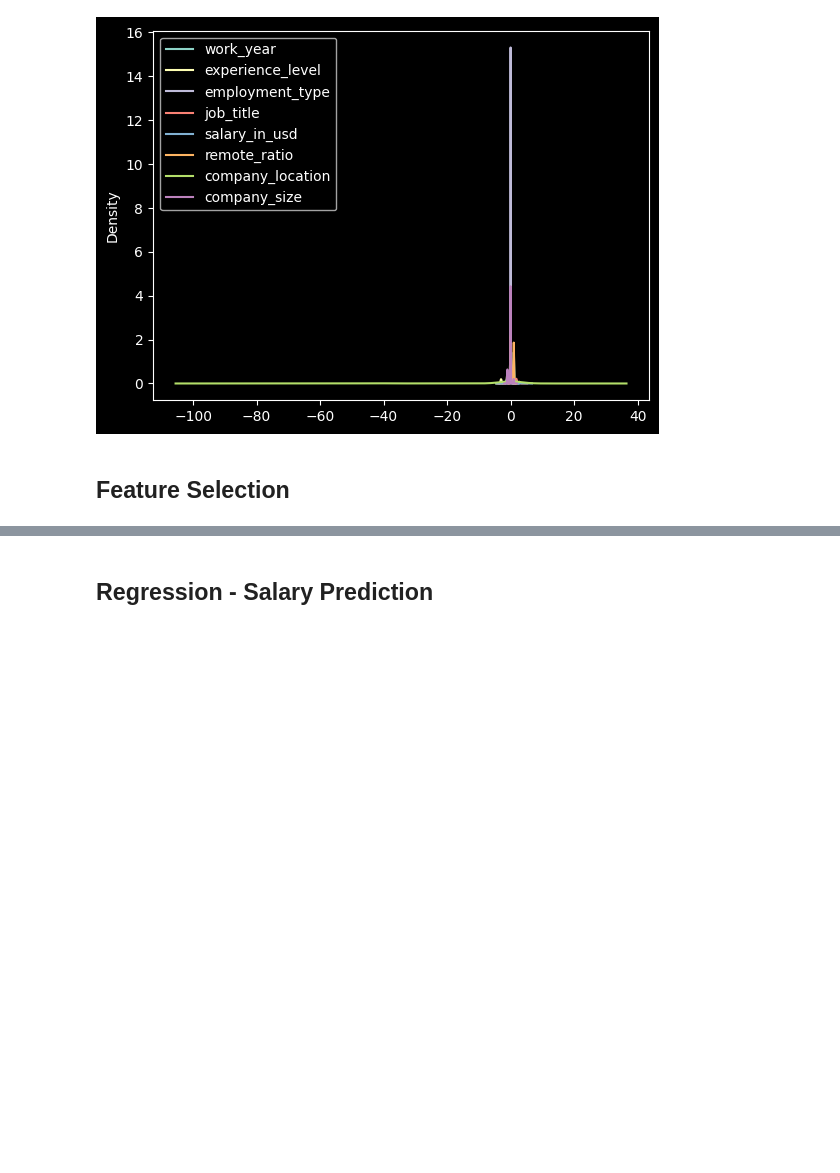
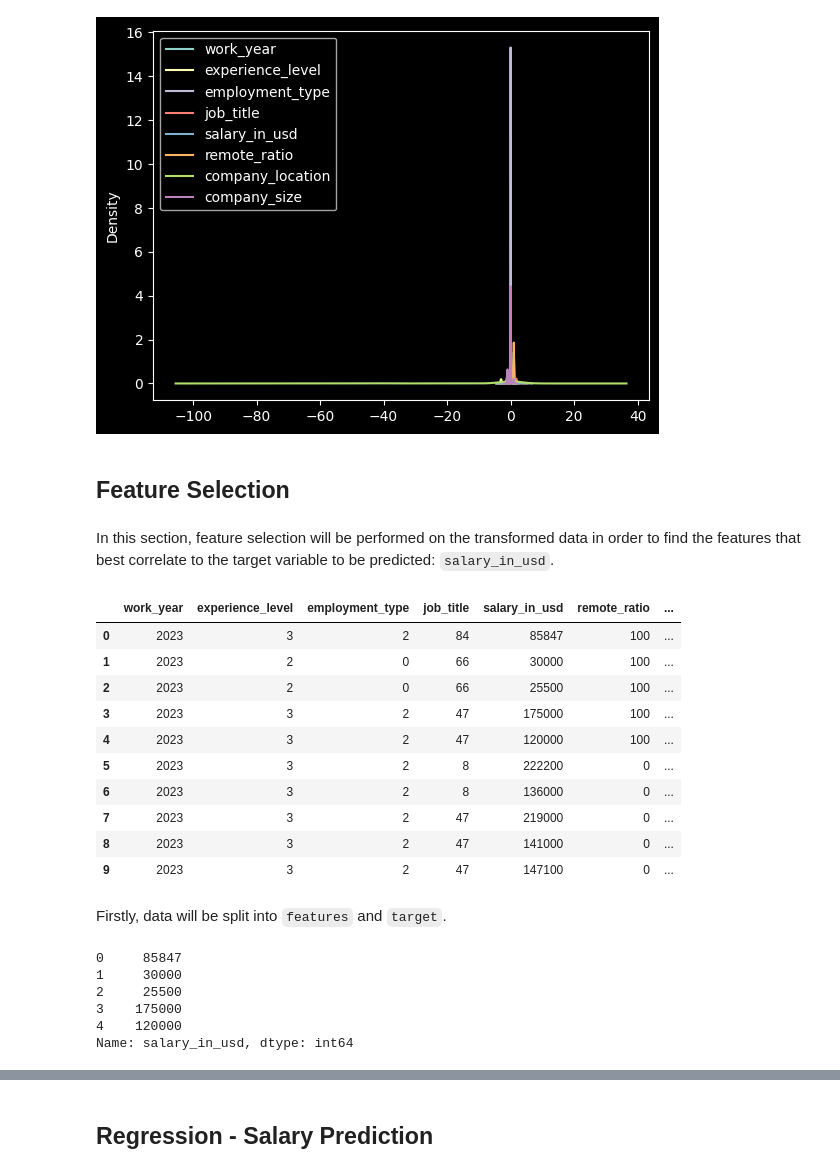
Before and after one commit to yousefmrashad/checkdata, a Jupyter notebook: checkdata.ipynb, the cells around one changed output, grey strips where cells are left out. Saved outputs shown, nothing was run; the diff lists cells and outputs as text; code cells hidden in the pictures; blank space fills up the shorter version.

Commit message:
Feature Selection

```diff
--- a/checkdata.ipynb
+++ b/checkdata.ipynb
@@ -374,3 +374,32 @@ pd.DataFrame(df_scaled, columns = df.columns).plot.kde()
 [figure]
 # %% [markdown]
 ## Feature Selection
+# %% [markdown]
+In this section, feature selection will be performed on the transformed data in order to find the features that best correlate to the target variable to be predicted: `salary_in_usd`.
+# %%
+df.head(10)
+# %% [output]
+|  | work_year | experience_level | employment_type | job_title | salary_in_usd | remote_ratio | ... |
+| 0 | 2023 | 3 | 2 | 84 | 85847 | 100 | ... |
+| 1 | 2023 | 2 | 0 | 66 | 30000 | 100 | ... |
+| 2 | 2023 | 2 | 0 | 66 | 25500 | 100 | ... |
+| 3 | 2023 | 3 | 2 | 47 | 175000 | 100 | ... |
+| 4 | 2023 | 3 | 2 | 47 | 120000 | 100 | ... |
+| 5 | 2023 | 3 | 2 | 8 | 222200 | 0 | ... |
+| 6 | 2023 | 3 | 2 | 8 | 136000 | 0 | ... |
+| 7 | 2023 | 3 | 2 | 47 | 219000 | 0 | ... |
+| 8 | 2023 | 3 | 2 | 47 | 141000 | 0 | ... |
+| 9 | 2023 | 3 | 2 | 47 | 147100 | 0 | ... |
+# %% [markdown]
+Firstly, data will be split into `features` and `target`.
+# %%
+target = df['salary_in_usd']
+features = df.drop('salary_in_usd', axis = 1)
+target.head()
+# %% [output]
+0     85847
+1     30000
+2     25500
+3    175000
+4    120000
+Name: salary_in_usd, dtype: int64
```
Also changed, not shown: parts of 38 cells of this notebook.
